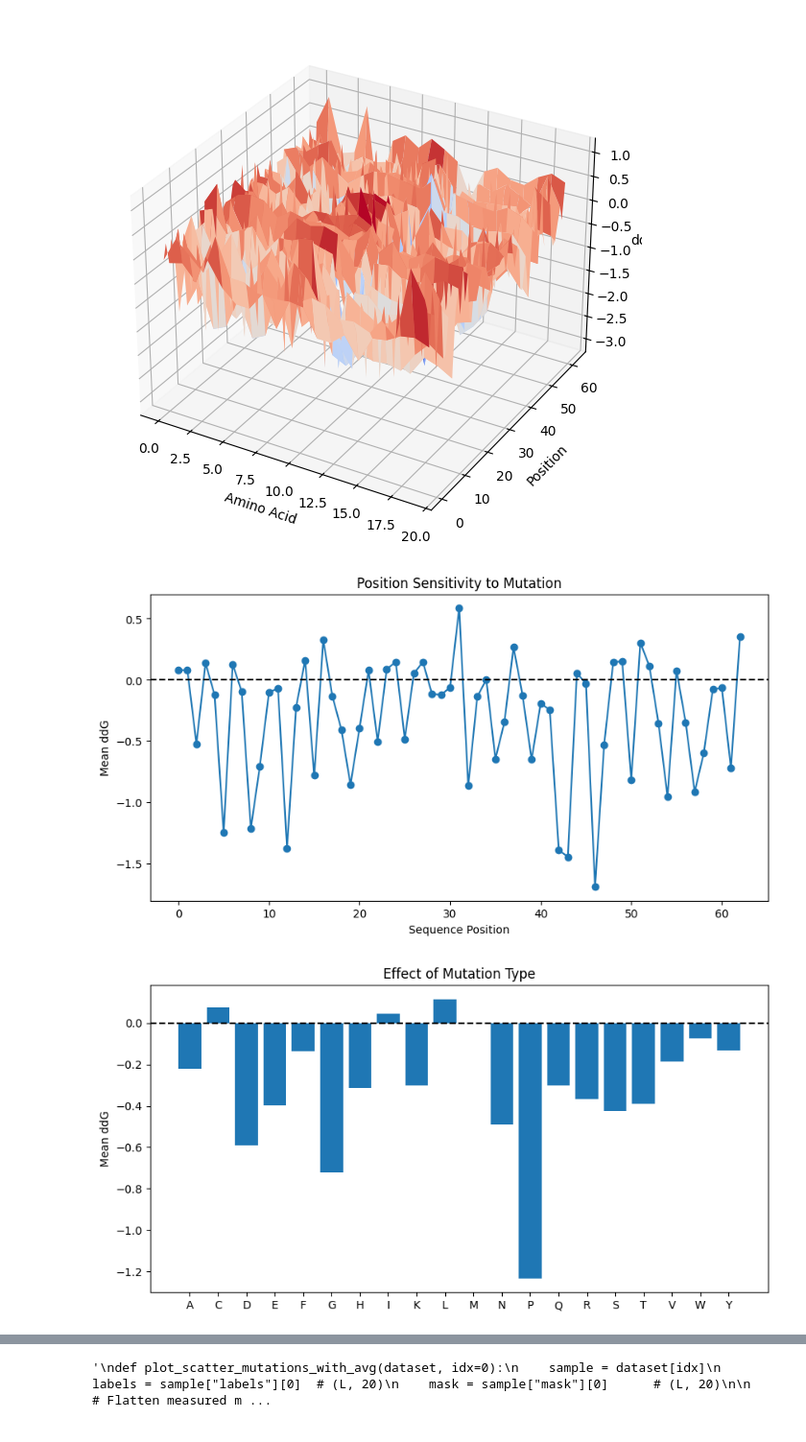
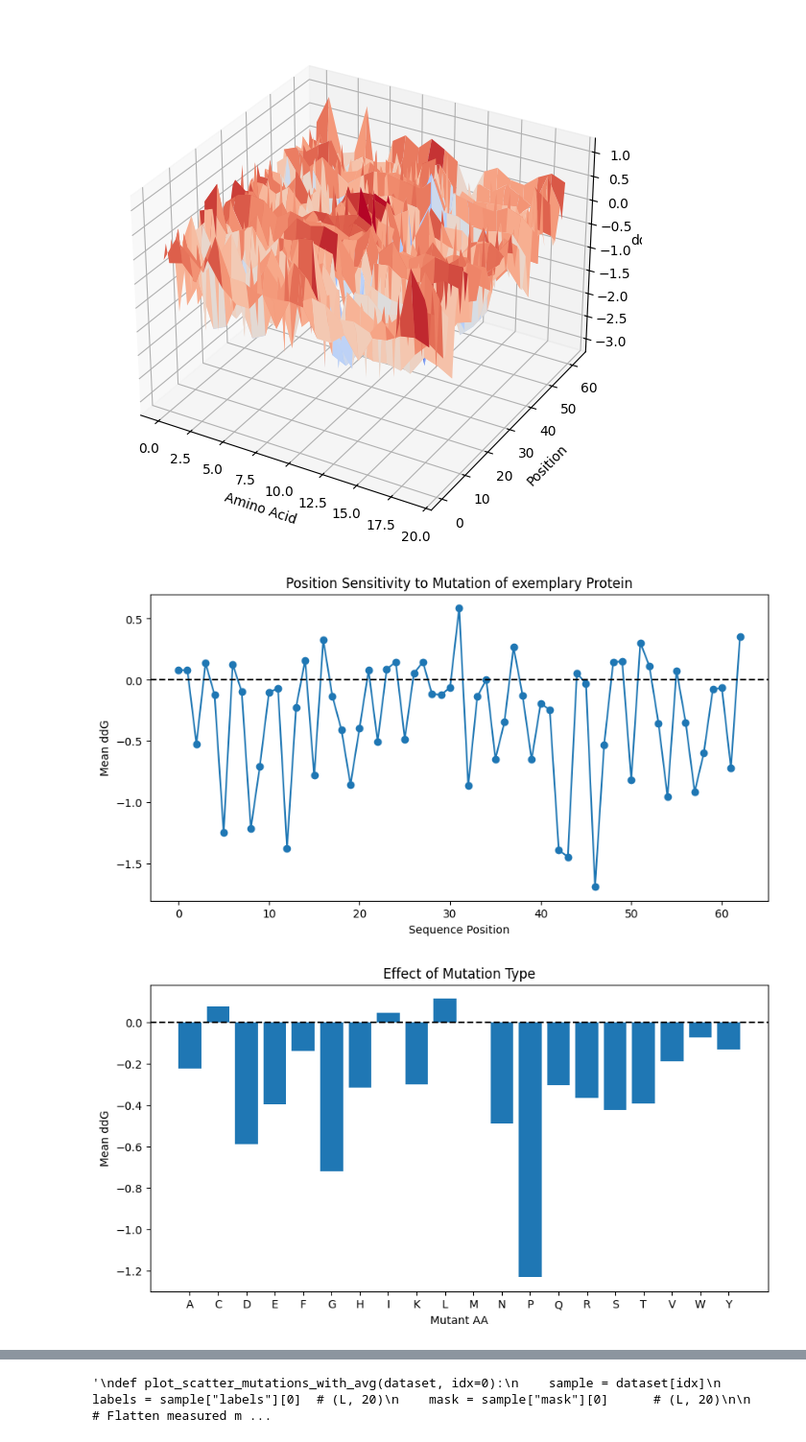
Before and after one commit to tpayer-eng/tn, a Jupyter notebook: project-tn/dataexploration_n_sequence.ipynb, the cells around one changed output, grey strips where cells are left out. Shown at 96% size. Saved outputs shown, nothing was run; the diff lists cells and outputs as text; code cells hidden in the pictures.

```diff
--- a/project-tn/dataexploration_n_sequence.ipynb
+++ b/project-tn/dataexploration_n_sequence.ipynb
@@ -232,35 +287,36 @@ def plot_position_sensitivity(dataset, idx=0):
     plt.plot(position_mean.numpy(), marker="o")
     plt.xlabel("Sequence Position")
     plt.ylabel("Mean ddG")
-    plt.title("Position Sensitivity to Mutation")
+    plt.title("Position Sensitivity to Mutation of exemplary Protein")
     plt.axhline(0, color="black", linestyle="--")
     plt.show()
 
 plot_position_sensitivity(dataset_train, idx=0)
 # %% [output]
-[figure, old version]
+[figure, new version]
 # %%
 def plot_amino_acid_effect(dataset, idx=0):
     sample = dataset[idx]
     labels = sample["labels"][0]
     mask = sample["mask"][0]
 
     labels = labels.clone()
     labels[mask == 0] = float("nan")
 
     aa_mean = torch.nanmean(labels, dim=0)
 
     plt.figure(figsize=(10,5))
     plt.bar(list(aa_alphabet), aa_mean.numpy())
     plt.ylabel("Mean ddG")
+    plt.xlabel("Mutant AA")
     plt.title("Effect of Mutation Type")
     plt.axhline(0, color="black", linestyle="--")
     plt.show()
 
 plot_amino_acid_effect(dataset_train, 0)
 #to or form proline
 # %% [output]
-[figure, old version]
+[figure, new version]
 # %%
 def plot_scatter_mutations(dataset, idx=0):
     sample = dataset[idx]
```
Also changed, not shown: parts of 2 cells of this notebook.
